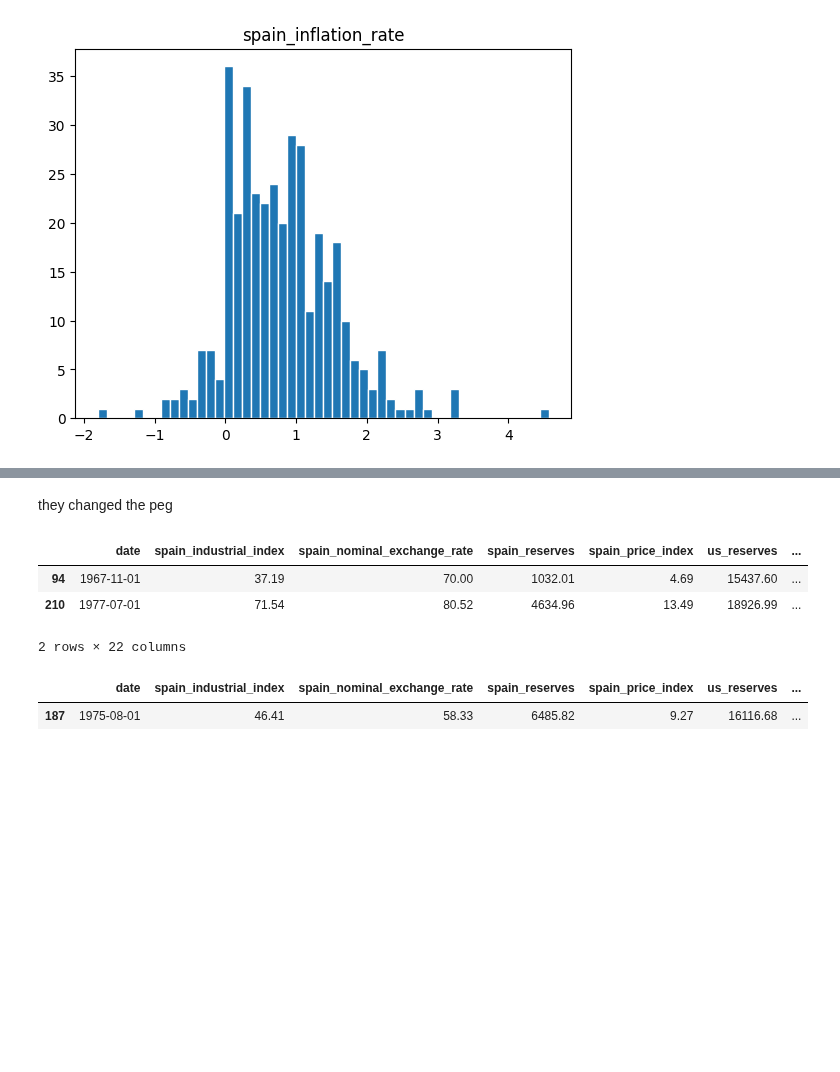
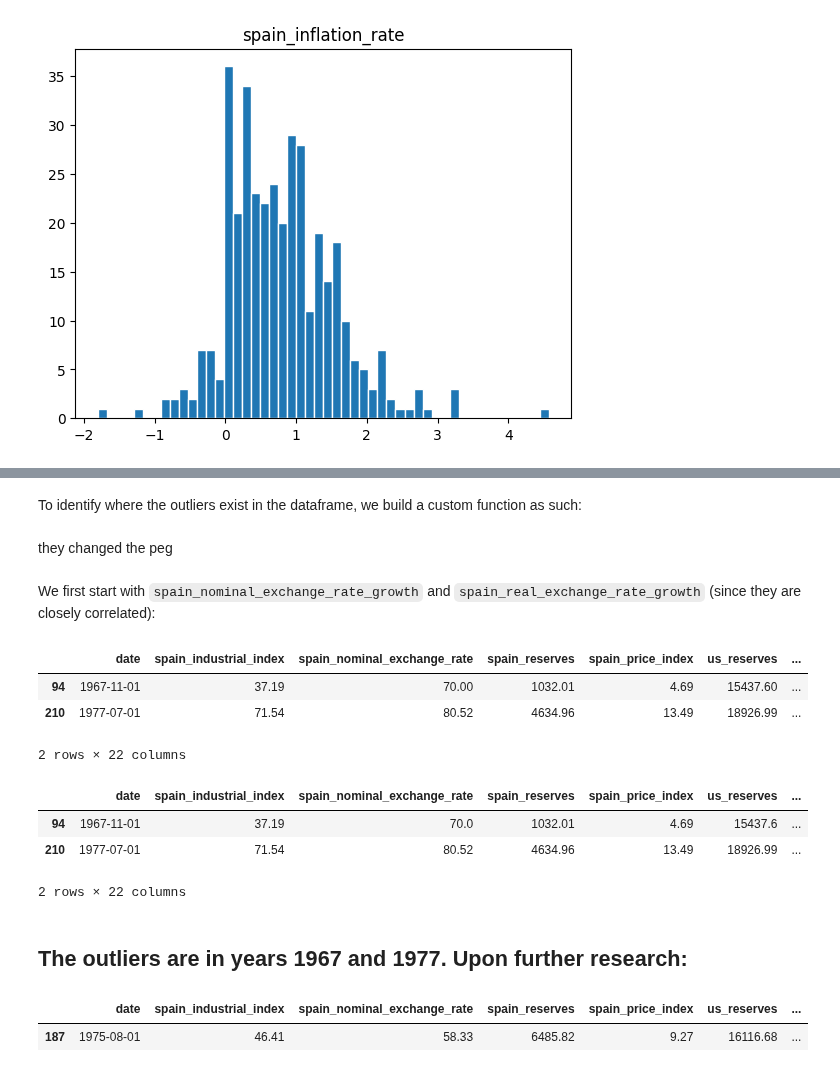
Before and after one commit to ruikai30/ec1b1_group_10, a Jupyter notebook: notebook.ipynb, the cells around one changed output, grey strips where cells are left out. Saved outputs shown, nothing was run; the diff lists cells and outputs as text; code cells hidden in the pictures; blank space fills up the shorter version.

```diff
--- a/notebook.ipynb
+++ b/notebook.ipynb
@@ -311,13 +314,25 @@ We create function:
+# %% [markdown]
+To identify where the outliers exist in the dataframe, we build a custom function as such:
 # %%
 def determine_outlier_year(df, column_name, value, greater=True):
+    '''
+    parameters:
+    df: the dataframe to inspect
+    column_name: the variable to inspect
+    value: the threshold value, determined empirically from histogram distribution, of outliers
+    greater: set as 'True' for default (whether outliers are greater than/less than the threshold value)
+    '''
     if greater:
         df_filtered = df[df[column_name] > value]
     else:
         df_filtered = df[df[column_name] <= value]
 
+# We are only interested in the outlier rows
     return df_filtered
 # %% [markdown]
 they changed the peg
+# %% [markdown]
+We first start with `spain_nominal_exchange_rate_growth` and `spain_real_exchange_rate_growth` (since they are closely correlated):
 # %%
 determine_outlier_year(df, 'spain_nominal_exchange_rate_growth', 15)
 # %% [output]
@@ -325,6 +340,16 @@ determine_outlier_year(df, 'spain_nominal_exchange_rate_growth', 15)
 | 94 | 1967-11-01 | 37.19 | 70.00 | 1032.01 | 4.69 | 15437.60 | ... |
 | 210 | 1977-07-01 | 71.54 | 80.52 | 4634.96 | 13.49 | 18926.99 | ... |
 2 rows × 22 columns
+# %%
+determine_outlier_year(df, 'spain_real_exchange_rate_growth', 10)
+# %% [output]
+|  | date | spain_industrial_index | spain_nominal_exchange_rate | spain_reserves | spain_price_index | us_reserves | ... |
+| 94 | 1967-11-01 | 37.19 | 70.0 | 1032.01 | 4.69 | 15437.6 | ... |
+| 210 | 1977-07-01 | 71.54 | 80.52 | 4634.96 | 13.49 | 18926.99 | ... |
+2 rows × 22 columns
+# %% [markdown]
+The outliers are in years 1967 and 1977. Upon further research:
+-
 # %%
 determine_outlier_year(df, 'spain_industrial_yearly_growth', -15, greater=False)
 # %% [output]
```
Also changed, not shown: parts of 7 cells of this notebook.
